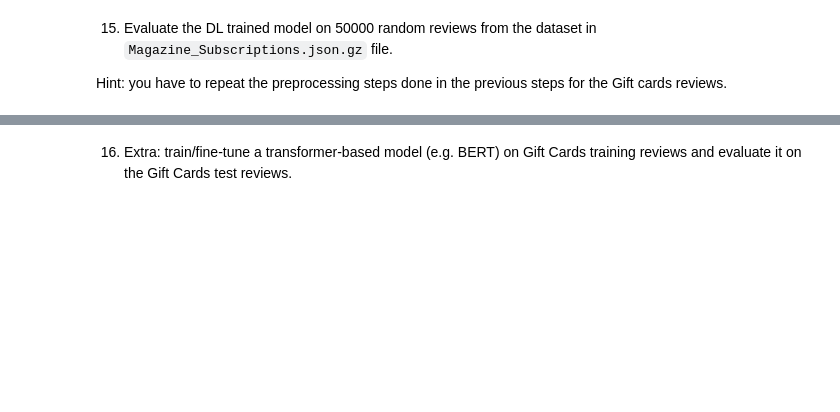
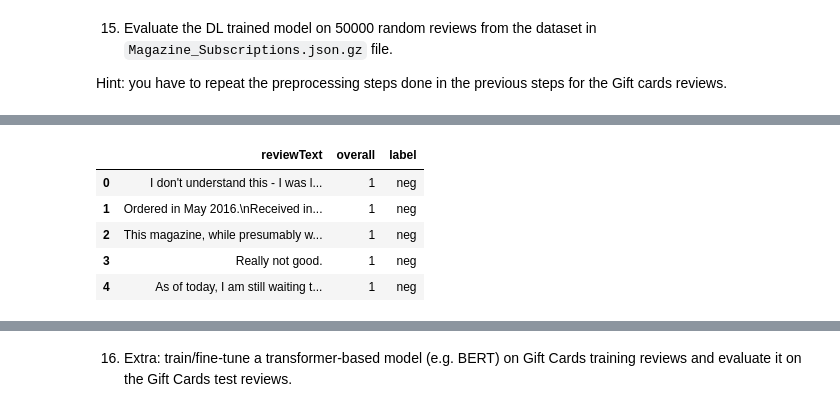
Before and after one commit to gioelebbc/Text-mining-assignment-group-5, a Jupyter notebook: project_work_group_5.ipynb, the cells around one changed output, grey strips where cells are left out. Drawn from its saved outputs; the diff is of its cells as text; code cells hidden in the pictures; blank space fills up the shorter version.

```diff
--- a/project_work_group_5.ipynb
+++ b/project_work_group_5.ipynb
@@ -194,0 +298,15 @@ Hint: you have to repeat the preprocessing steps done in the previous steps for
+# %%
+df_2["reviewText"] = df_2["reviewText"].values.astype('U')
+df_2 = df_2[["reviewText", "overall"]]
+df_2 = df_2[df_2["overall"] != 3]
+
+df_2["label"] = df_2["overall"].apply(mapToLabel)
+
+df_2.head() # To visualize the new df_2
+# %% [output]
+|  | reviewText | overall | label |
+| 0 | I don't understand this - I was l... | 1 | neg |
+| 1 | Ordered in May 2016.\nReceived in... | 1 | neg |
+| 2 | This magazine, while presumably w... | 1 | neg |
+| 3 | Really not good. | 1 | neg |
+| 4 | As of today, I am still waiting t... | 1 | neg |
```
Also changed, not shown: parts of 17 cells of this notebook.
